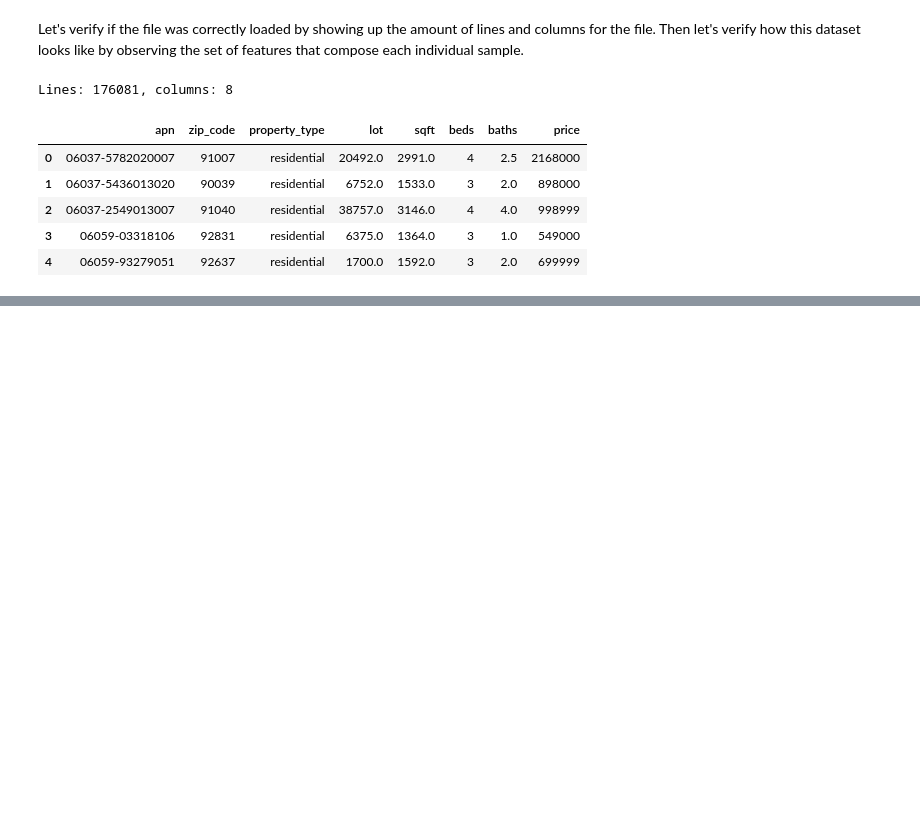
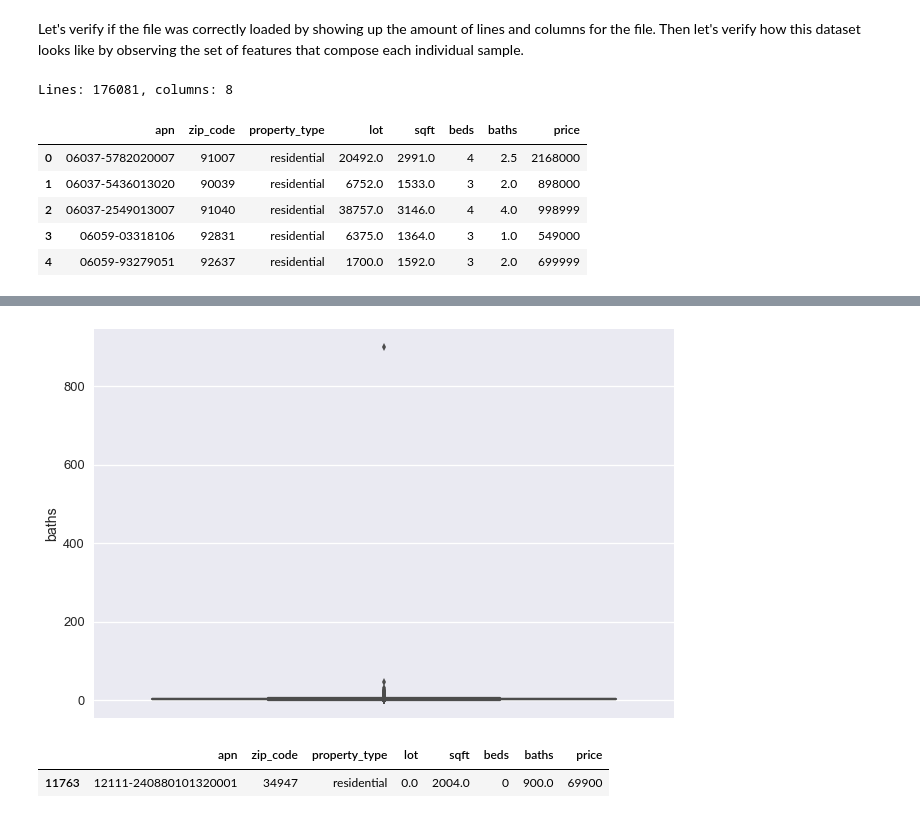
Before and after one commit to clebsonc/PricePrediction, a Jupyter notebook: PricePrediction.ipynb, the cells around one changed output, grey strips where cells are left out. Cells and saved outputs as stored; diff of their text form; code cells hidden in the pictures; blank space fills up the shorter version.

```diff
--- a/PricePrediction.ipynb
+++ b/PricePrediction.ipynb
@@ -45,0 +117,10 @@ Now let's try to infer some statistics regarding this dataset.
+# %%
+fig, ax = plt.subplots(nrows=1, ncols=1)
+a = sns.boxplot(df_residences['baths'], ax=ax, orient='vertical')
+# %% [output]
+[figure, added]
+# %%
+df_residences.query("baths > 100")
+# %% [output]
+|  | apn | zip_code | property_type | lot | sqft | beds | baths | price |
+| 11763 | 12111-240880101320001 | 34947 | residential | 0.0 | 2004.0 | 0 | 900.0 | 69900 |
```
Also changed, not shown: parts of 17 cells of this notebook.
